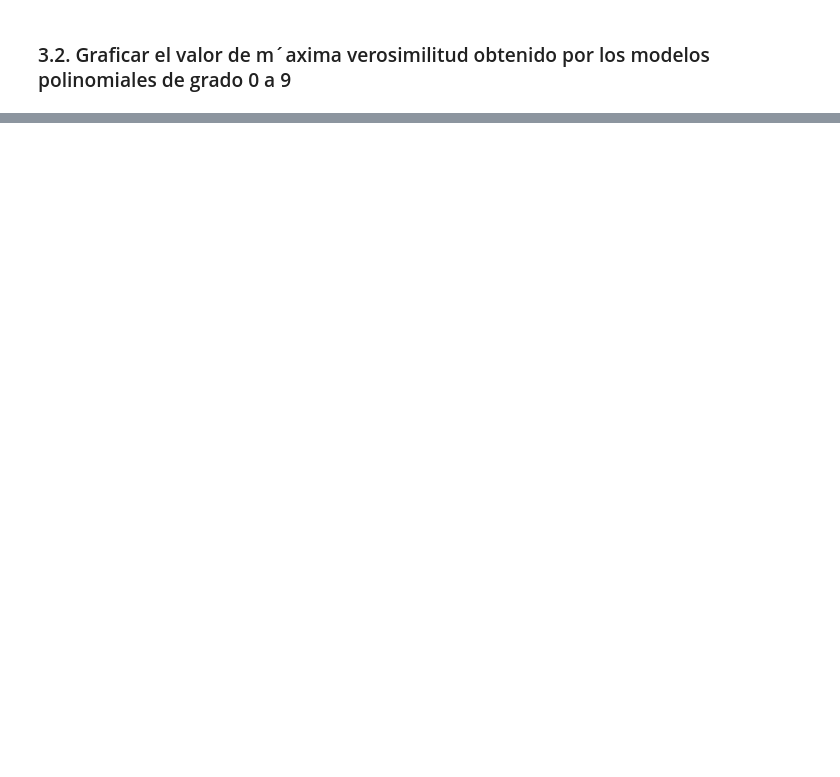
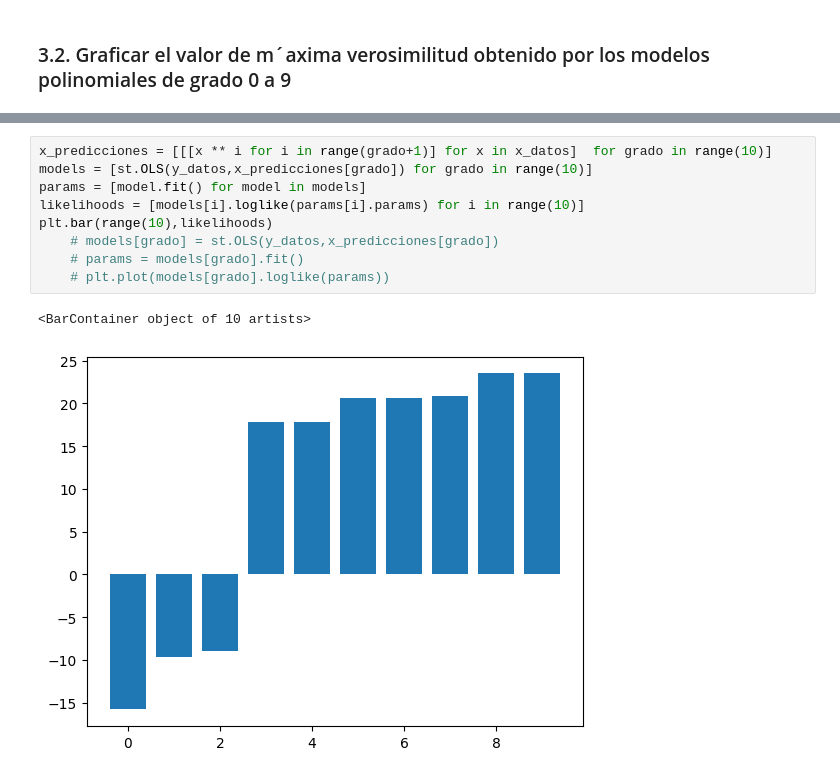
Before and after one commit to ulrich-marcelo/Inferencia-Bayesiana-Causal, a Jupyter notebook: Practicas/Unidad 1/guia1.ipynb, the cells around one changed output, grey strips where cells are left out. Saved outputs shown, nothing was run; the diff lists cells and outputs as text; blank space fills up the shorter version.

```diff
--- a/Practicas/Unidad 1/guia1.ipynb
+++ b/Practicas/Unidad 1/guia1.ipynb
@@ -412,0 +415,12 @@ TypeError: sum() takes at least 1 positional argument (0 given)
+# %%
+x_predicciones = [[[x ** i for i in range(grado+1)] for x in x_datos]  for grado in range(10)]
+models = [st.OLS(y_datos,x_predicciones[grado]) for grado in range(10)]
+params = [model.fit() for model in models]
+likelihoods = [models[i].loglike(params[i].params) for i in range(10)]
+plt.bar(range(10),likelihoods)
+    # models[grado] = st.OLS(y_datos,x_predicciones[grado])
+    # params = models[grado].fit()
+    # plt.plot(models[grado].loglike(params))
+# %% [output]
+<BarContainer object of 10 artists>
+[figure, added]
```
Also changed, not shown: parts of 27 cells of this notebook.
